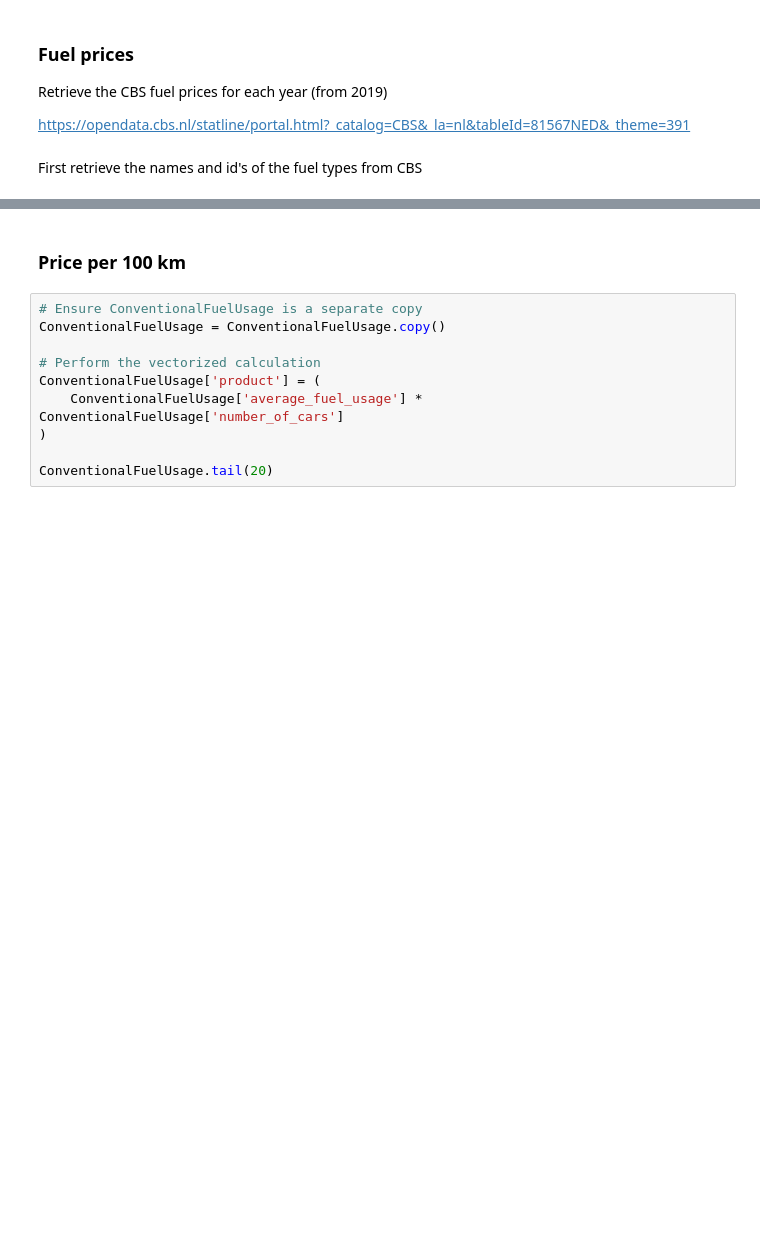
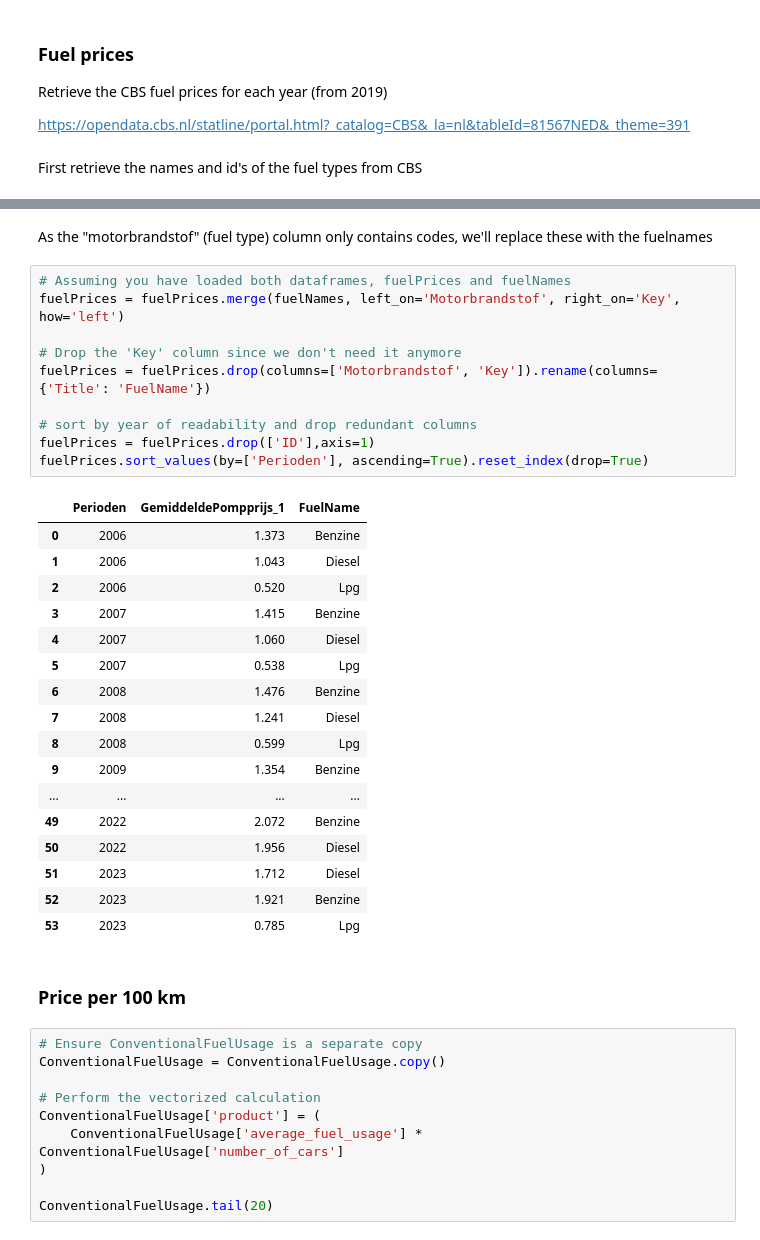
Before and after one commit to henkrehorst/uu_dss_project, a Jupyter notebook: dashboard/SeparateChartsForTesting/PriceComparison.ipynb, the cells around one changed output, grey strips where cells are left out. Drawn from its saved outputs; the diff is of its cells as text; blank space fills up the shorter version.

```diff
--- a/dashboard/SeparateChartsForTesting/PriceComparison.ipynb
+++ b/dashboard/SeparateChartsForTesting/PriceComparison.ipynb
@@ -473,3 +476,33 @@ fuelPrices.head(70)
+# %% [markdown]
+As the "motorbrandstof" (fuel type) column only contains codes, we'll replace these with the fuelnames
+# %%
+# Assuming you have loaded both dataframes, fuelPrices and fuelNames
+fuelPrices = fuelPrices.merge(fuelNames, left_on='Motorbrandstof', right_on='Key', how='left')
+
+# Drop the 'Key' column since we don't need it anymore
+fuelPrices = fuelPrices.drop(columns=['Motorbrandstof', 'Key']).rename(columns={'Title': 'FuelName'})
+
+# sort by year of readability and drop redundant columns
+fuelPrices = fuelPrices.drop(['ID'],axis=1)
+fuelPrices.sort_values(by=['Perioden'], ascending=True).reset_index(drop=True)
+# %% [output]
+|  | Perioden | GemiddeldePompprijs_1 | FuelName |
+| 0 | 2006 | 1.373 | Benzine |
+| 1 | 2006 | 1.043 | Diesel |
+| 2 | 2006 | 0.520 | Lpg |
+| 3 | 2007 | 1.415 | Benzine |
+| 4 | 2007 | 1.060 | Diesel |
+| 5 | 2007 | 0.538 | Lpg |
+| 6 | 2008 | 1.476 | Benzine |
+| 7 | 2008 | 1.241 | Diesel |
+| 8 | 2008 | 0.599 | Lpg |
+| 9 | 2009 | 1.354 | Benzine |
+| ... | ... | ... | ... |
+| 49 | 2022 | 2.072 | Benzine |
+| 50 | 2022 | 1.956 | Diesel |
+| 51 | 2023 | 1.712 | Diesel |
+| 52 | 2023 | 1.921 | Benzine |
+| 53 | 2023 | 0.785 | Lpg |
 # %% [markdown]
 ### Price per 100 km
 # %%
```
Also changed, not shown: parts of 3 cells of this notebook.
